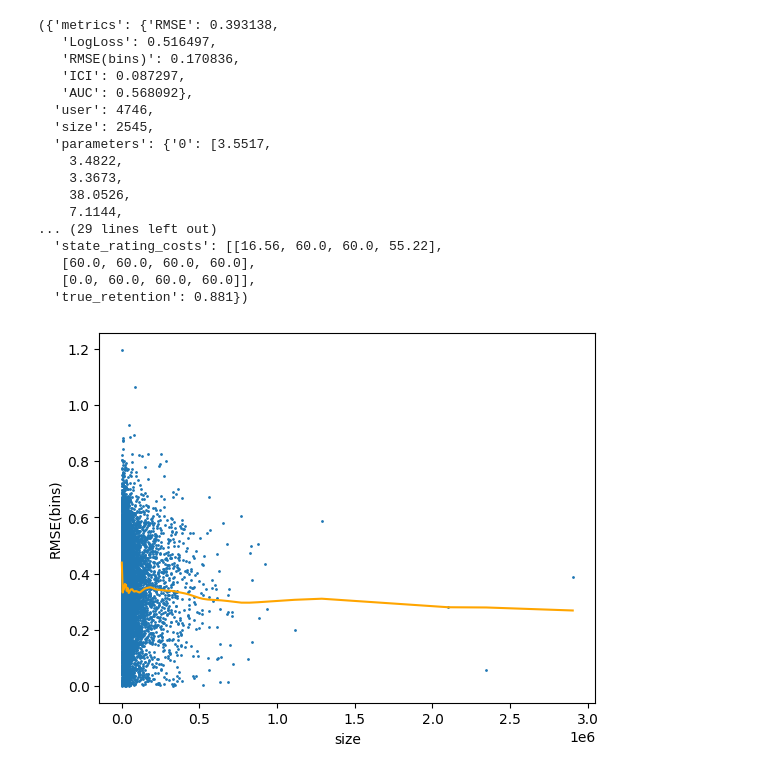
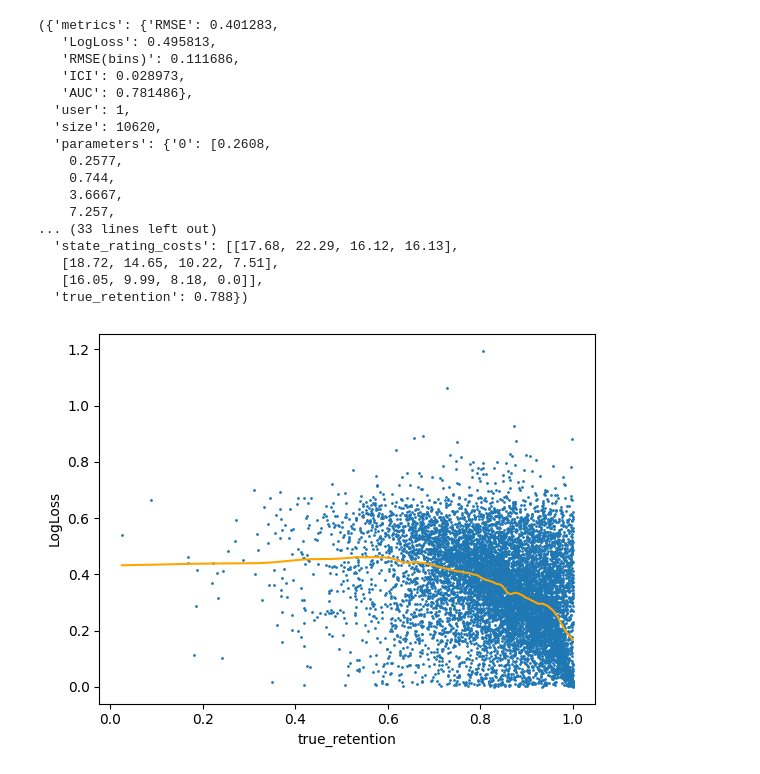
Before and after one commit to open-spaced-repetition/Anki-button-usage, a Jupyter notebook: loss-to-retention.ipynb, the cells around one changed output. Saved outputs shown, nothing was run; the diff lists cells and outputs as text; code cells hidden in the pictures.

```diff
--- a/loss-to-retention.ipynb
+++ b/loss-to-retention.ipynb
@@ -7,24 +7,23 @@ def load_jsonl(f):
 fsrs_6 = load_jsonl("../srs-benchmark/result/FSRS-6.jsonl")
 button_usage = load_jsonl("button_usage.jsonl")
 
-users = list(zip(fsrs_6, button_usage))
-users = sorted(users, key=lambda u: u[1]["size"])
+users = [(a,b) for a,b in zip(fsrs_6, button_usage)]
 users[0]
 # %% [output]
-({'metrics': {'RMSE': 0.393138,
-   'LogLoss': 0.516497,
-   'RMSE(bins)': 0.170836,
-   'ICI': 0.087297,
-   'AUC': 0.568092},
-  'user': 4746,
-  'size': 2545,
-  'parameters': {'0': [3.5517,
-    3.4822,
-    3.3673,
-    38.0526,
-    7.1144,
-... (29 lines left out)
-  'state_rating_costs': [[16.56, 60.0, 60.0, 55.22],
-   [60.0, 60.0, 60.0, 60.0],
-   [0.0, 60.0, 60.0, 60.0]],
-  'true_retention': 0.881})
+({'metrics': {'RMSE': 0.401283,
+   'LogLoss': 0.495813,
+   'RMSE(bins)': 0.111686,
+   'ICI': 0.028973,
+   'AUC': 0.781486},
+  'user': 1,
+  'size': 10620,
+  'parameters': {'0': [0.2608,
+    0.2577,
+    0.744,
+    3.6667,
+    7.257,
+... (33 lines left out)
+  'state_rating_costs': [[17.68, 22.29, 16.12, 16.13],
+   [18.72, 14.65, 10.22, 7.51],
+   [16.05, 9.99, 8.18, 0.0]],
+  'true_retention': 0.788})
@@ -36,18 +41,21 @@ from statsmodels.nonparametric.smoothers_lowess import lowess
 from matplotlib import pyplot as plt
 import numpy as np
 
-def plot(x, y):
+def plot(x, y, x_key, y_key):
     ax = plt.axes()
 
     vals = lowess(y, x, it=3, frac=0.1)
     ax.scatter(x, y, s=1)
     ax.plot([x[0] for x in vals], [x[1] for x in vals], color="orange")
 
-    ax.set_xlabel("size")
-    ax.set_ylabel("RMSE(bins)")
+    ax.set_xlabel(x_key)
+    ax.set_ylabel(y_key)
 
     ax.plot()
 
-plot(x, y)
+def simple_plot(x_key, y_key):
+    plot(*gen_x_y(x_key, y_key), x_key, y_key)
-# %% [output]
-[figure, removed]
+# %%
+simple_plot("true_retention", "LogLoss")
+# %% [output]
+[figure, added]
```
Also changed, not shown: parts of 9 cells of this notebook.
